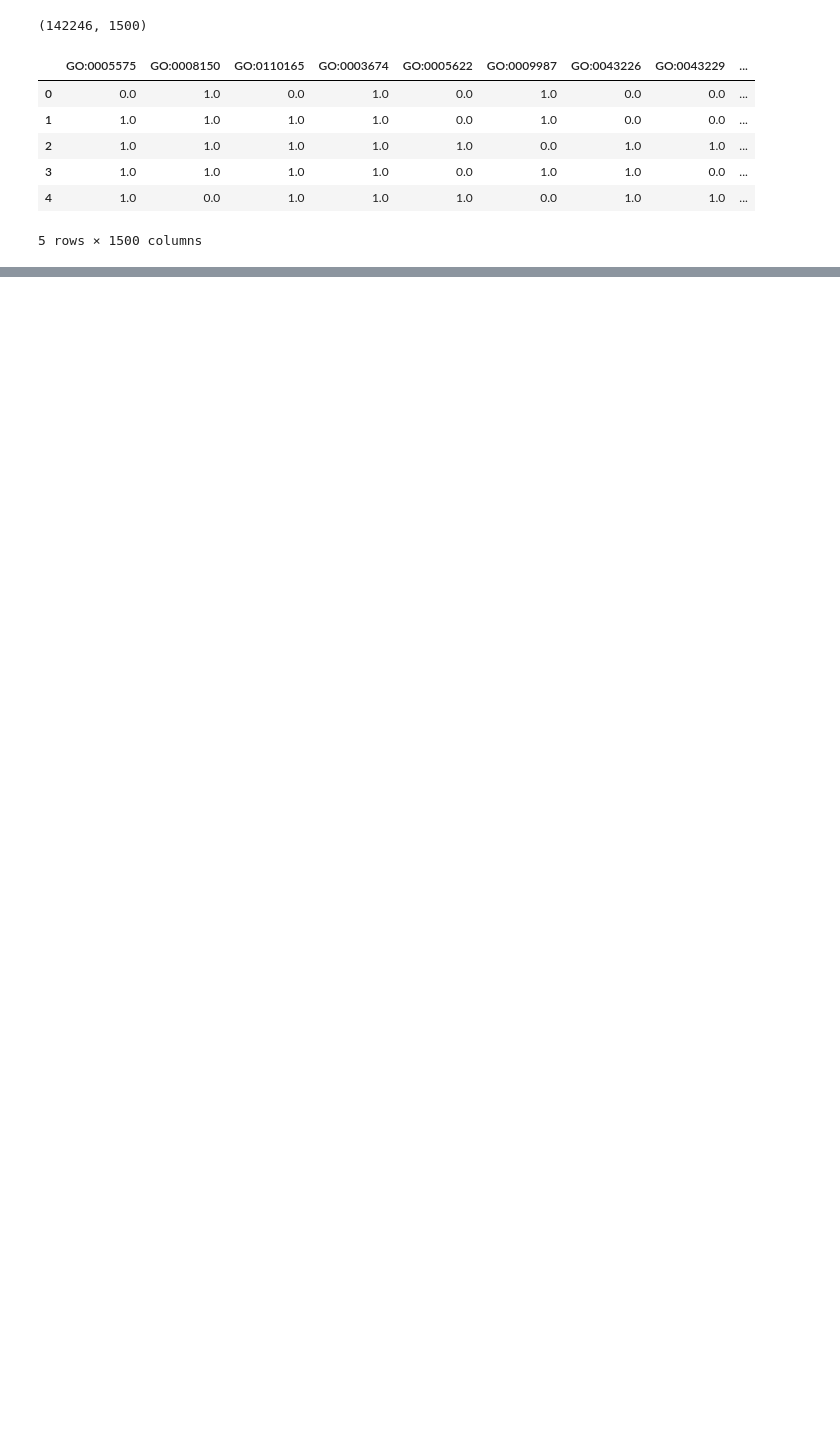
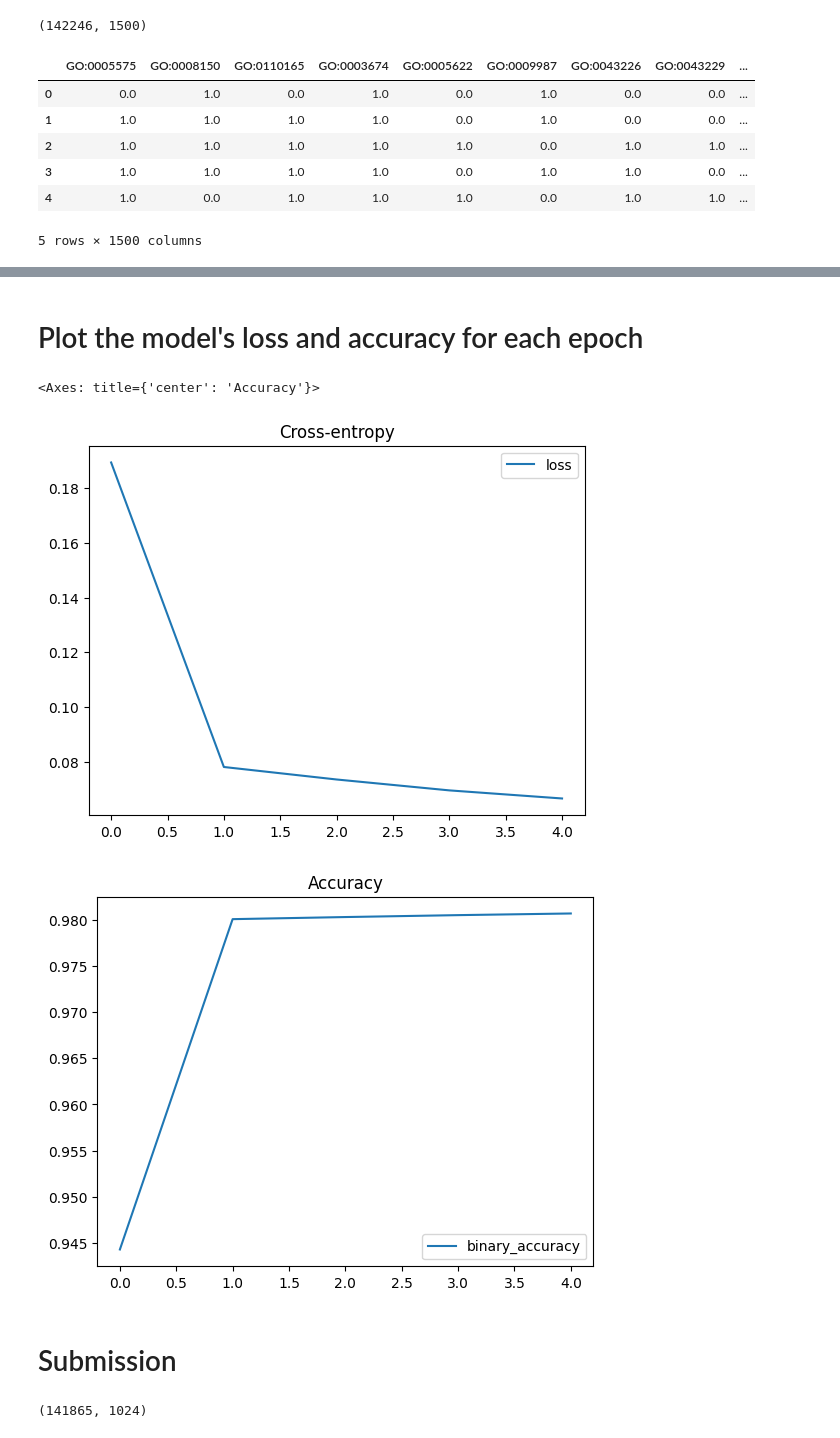
Before and after one commit to VNagesh-Bio/CAFA5, a Jupyter notebook: v-pc-ml-aicapstone-submission.ipynb, the cells around one changed output, grey strips where cells are left out. Drawn from its saved outputs; the diff is of its cells as text; code cells hidden in the pictures; blank space fills up the shorter version.

Commit message:
Kaggle Notebook | V_PC_ML_AICapstone _Submission | Version 1

```diff
--- a/v-pc-ml-aicapstone-submission.ipynb
+++ b/v-pc-ml-aicapstone-submission.ipynb
@@ -160,7 +171,7 @@ First, we will create a numpy array `train_labels` of required size for the labe
 # %%
 # Create an empty dataframe of required size for storing the labels,
 # i.e, train_size x num_of_labels (142246 x 1500)
-train_size = train_protein_ids.shape[0] # len(X)
+train_size = train_protein_ids.shape[0] # len(X), there are 142246 protein ids (that contain embeddings) for which 1500 Go terms need to be stored.
 train_labels = np.zeros((train_size ,num_of_labels))
 
 # Convert from numpy to pandas series for better handling
@@ -177,7 +188,7 @@ for i in range(num_of_labels):
     # In the series_train_protein_ids pandas series, if a protein is related
     # to the current label, then mark it as 1, else 0.
     # Replace the ith column of train_Y with with that pandas series.
-    train_labels[:,i] =  series_train_protein_ids.isin(label_related_proteins).astype(0)
+    train_labels[:,i] =  series_train_protein_ids.isin(label_related_proteins).astype(int)
 
 
 # Convert train_Y numpy into pandas dataframe
@@ -207,0 +211,27 @@ train_df.head()
+# %%
+import tensorflow as tf
+
+INPUT_SHAPE = [train_embedding_df.shape[1]]
+BATCH_SIZE = 5120
+
+model = tf.keras.Sequential([
+    tf.keras.layers.BatchNormalization(input_shape=INPUT_SHAPE),
+    tf.keras.layers.Dense(units=512, activation='relu'),
+    tf.keras.layers.Dense(units=512, activation='relu'),
+    tf.keras.layers.Dense(units=512, activation='relu'),
+    tf.keras.layers.Dense(units=num_of_labels,activation='sigmoid')
+])
+
+
+# Compile model
+model.compile(
+    optimizer=tf.keras.optimizers.Adam(learning_rate=0.001),
+    loss='binary_crossentropy',
+    metrics=['binary_accuracy', tf.keras.metrics.AUC()],
+)
+
+history = model.fit(
+    train_embedding_df, labels_df,
+    batch_size=BATCH_SIZE,
+    epochs=5
+)
@@ -207,0 +252,21 @@ train_df.head()
+# %% [markdown]
+# Plot the model's loss and accuracy for each epoch
+# %%
+history_df = pd.DataFrame(history.history)
+history_df.loc[:, ['loss']].plot(title="Cross-entropy")
+history_df.loc[:, ['binary_accuracy']].plot(title="Accuracy")
+# %% [output]
+<Axes: title={'center': 'Accuracy'}>
+[figure, added]
+[figure, added]
+# %% [markdown]
+# Submission
+# %%
+test_embeddings = np.load('/kaggle/input/t5embeds/test_embeds.npy')
+
+# Convert test_embeddings to dataframe
+column_num = test_embeddings.shape[1]
+test_df = pd.DataFrame(test_embeddings, columns = ["Column_" + str(i) for i in range(1, column_num+1)])
+print(test_df.shape)
+# %% [output]
+(141865, 1024)
```
Also changed, not shown: parts of 10 cells of this notebook.
